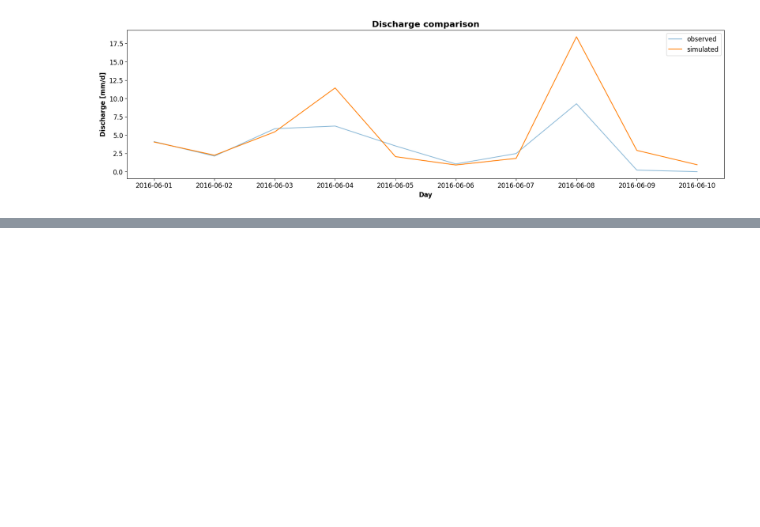
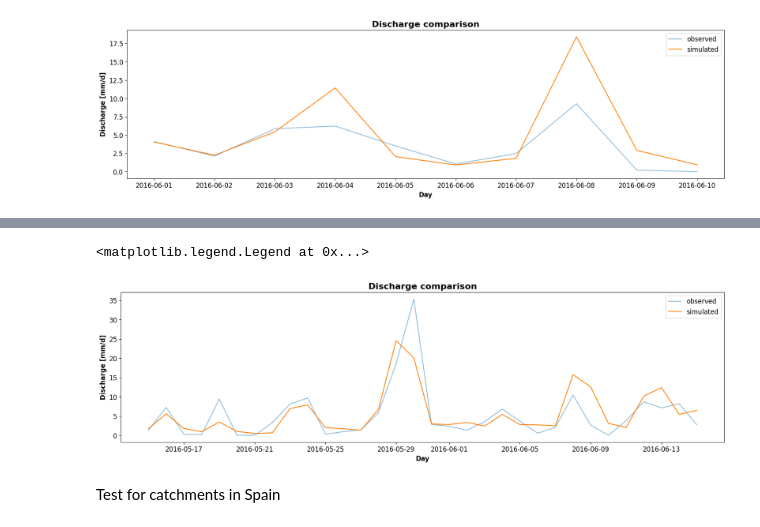
Before and after one commit to Ash-Manoj/lstm_backward, a Jupyter notebook: experiments/inverse_europe_gb.ipynb, the cells around one changed output, grey strips where cells are left out. Saved outputs shown, nothing was run; the diff lists cells and outputs as text; code cells hidden in the pictures; blank space fills up the shorter version.

Commit message:
inverse runs spain + Ahr

```diff
--- a/experiments/inverse_europe_gb.ipynb
+++ b/experiments/inverse_europe_gb.ipynb
@@ -919,0 +948,25 @@ plt.legend(loc="upper right",fontsize=12)
+# %%
+# Specify start and end dates
+basin_to_analyze = 'camelsde_111630'
+start_date = '2016-05-15'  # Replace with your start date
+end_date = '2016-06-15'    # Replace with your end date
+
+# Select data within the specified date range
+y_obs_subset = y_obs[basin_to_analyze][start_date:end_date]
+y_sim_subset = y_sim[basin_to_analyze][start_date:end_date]
+
+# Plot observed and simulated discharges
+plt.plot(y_obs_subset, label="observed", color=color_palette["observed"], alpha=0.5)
+plt.plot(y_sim_subset, label="simulated", color=color_palette["LSTM"])
+
+# Format plot
+plt.xlabel('Day', fontsize=12, fontweight='bold')
+plt.ylabel('Discharge [mm/d]', fontsize=12, fontweight='bold')
+plt.title('Discharge comparison', fontsize=16, fontweight='bold')
+plt.tick_params(axis='both', which='major', labelsize=12)
+plt.legend(loc="upper right",fontsize=12)
+# %% [output]
+<matplotlib.legend.Legend at 0x...>
+[figure, added]
+# %% [markdown]
+Test for catchments in Spain
```
Also changed, not shown: parts of 12 cells of this notebook, 15 other files.
